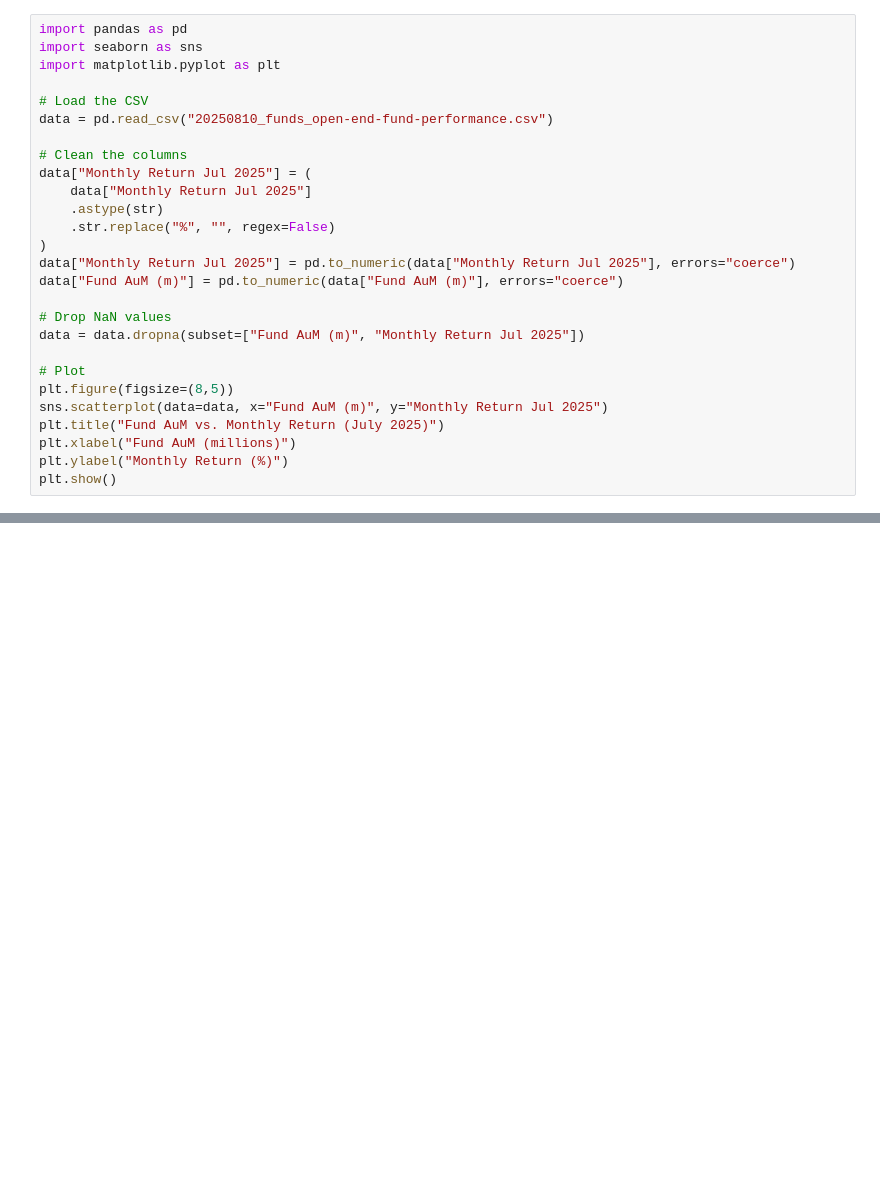
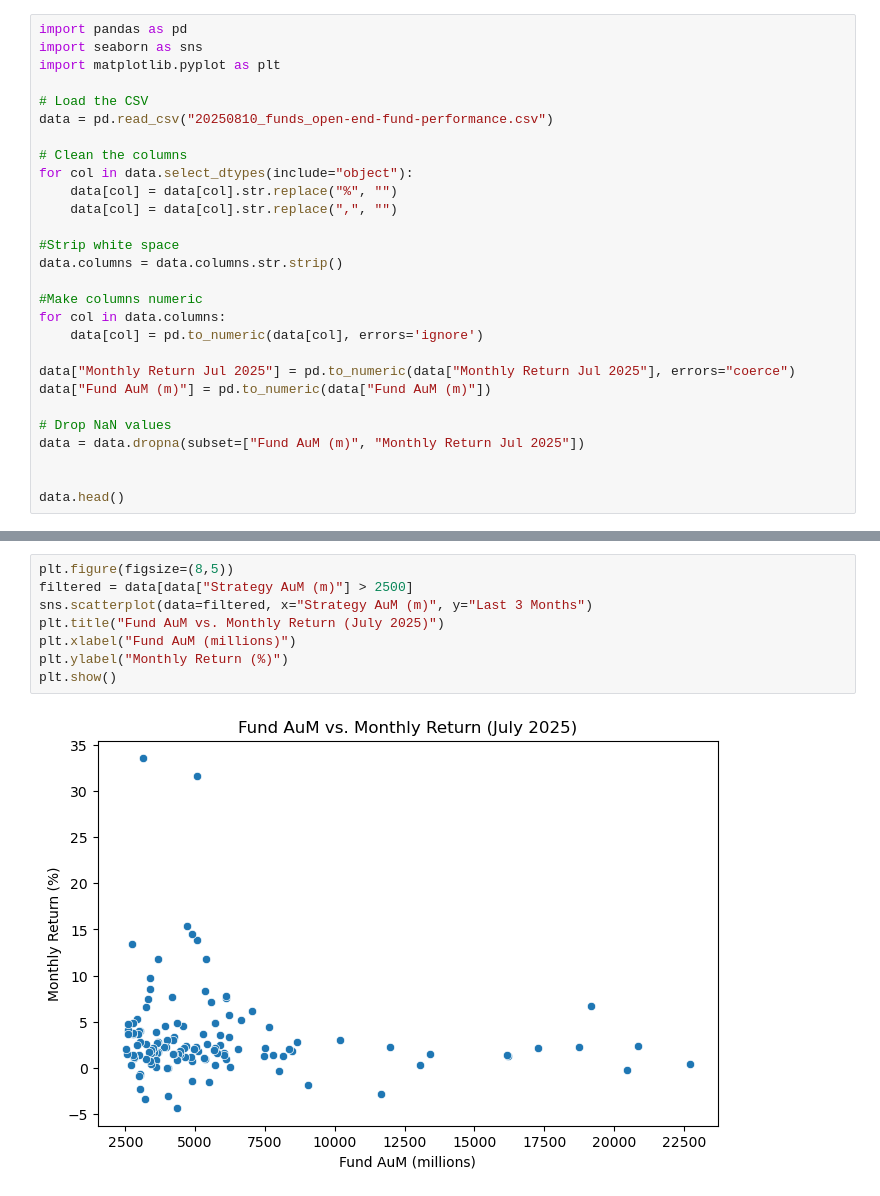
Before and after one commit to ThiagoFasolo/DS4200-Project, a Jupyter notebook: DS4200 Project Code.ipynb, the cells around one changed output, grey strips where cells are left out. Saved outputs shown, nothing was run; the diff lists cells and outputs as text; blank space fills up the shorter version.

```diff
--- a/DS4200 Project Code.ipynb
+++ b/DS4200 Project Code.ipynb
@@ -7,22 +7,23 @@ import matplotlib.pyplot as plt
 data = pd.read_csv("20250810_funds_open-end-fund-performance.csv")
 
 # Clean the columns
-data["Monthly Return Jul 2025"] = (
-    data["Monthly Return Jul 2025"]
-    .astype(str)
-    .str.replace("%", "", regex=False)
-)
+for col in data.select_dtypes(include="object"):
+    data[col] = data[col].str.replace("%", "")
+    data[col] = data[col].str.replace(",", "")
+
+#Strip white space
+data.columns = data.columns.str.strip()
+
+#Make columns numeric
+for col in data.columns:
+    data[col] = pd.to_numeric(data[col], errors='ignore')
+
 data["Monthly Return Jul 2025"] = pd.to_numeric(data["Monthly Return Jul 2025"], errors="coerce")
-data["Fund AuM (m)"] = pd.to_numeric(data["Fund AuM (m)"], errors="coerce")
+data["Fund AuM (m)"] = pd.to_numeric(data["Fund AuM (m)"])
 
 # Drop NaN values
 data = data.dropna(subset=["Fund AuM (m)", "Monthly Return Jul 2025"])
 
-# Plot
-plt.figure(figsize=(8,5))
-sns.scatterplot(data=data, x="Fund AuM (m)", y="Monthly Return Jul 2025")
-plt.title("Fund AuM vs. Monthly Return (July 2025)")
-plt.xlabel("Fund AuM (millions)")
-plt.ylabel("Monthly Return (%)")
-plt.show()
+
+data.head()
 # %% [output]
@@ -29,0 +37,10 @@ plt.show()
+# %%
+plt.figure(figsize=(8,5))
+filtered = data[data["Strategy AuM (m)"] > 2500]
+sns.scatterplot(data=filtered, x="Strategy AuM (m)", y="Last 3 Months")
+plt.title("Fund AuM vs. Monthly Return (July 2025)")
+plt.xlabel("Fund AuM (millions)")
+plt.ylabel("Monthly Return (%)")
+plt.show()
+# %% [output]
+[figure, added]
```
Also changed, not shown: parts of 1 cell of this notebook, 1 other file.
